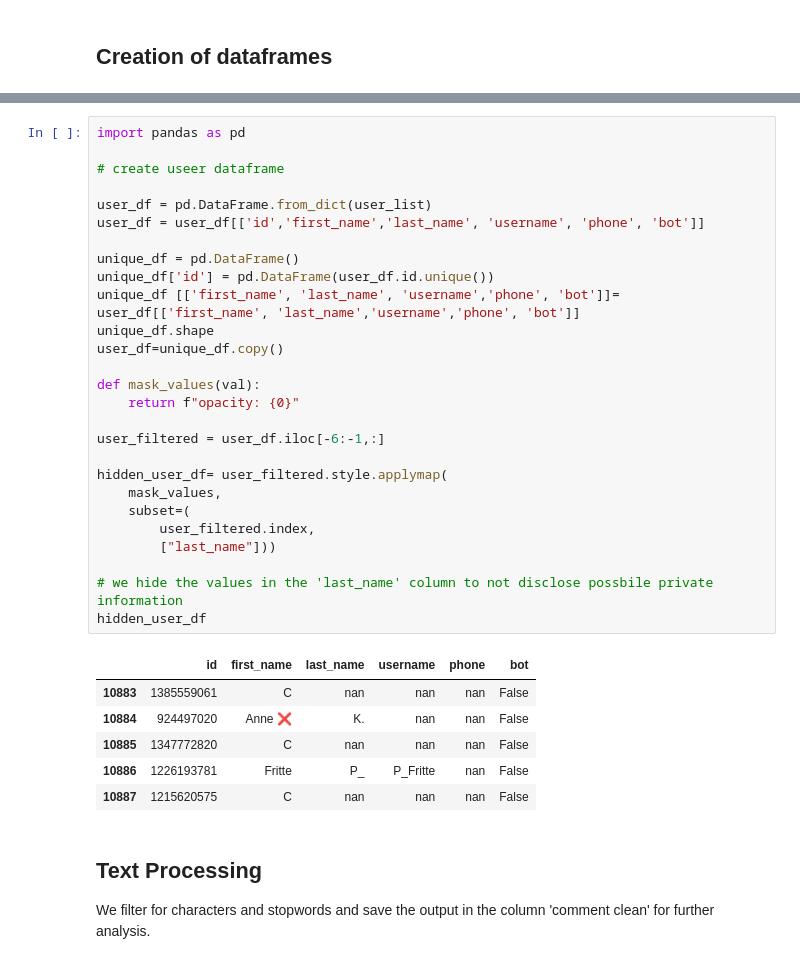
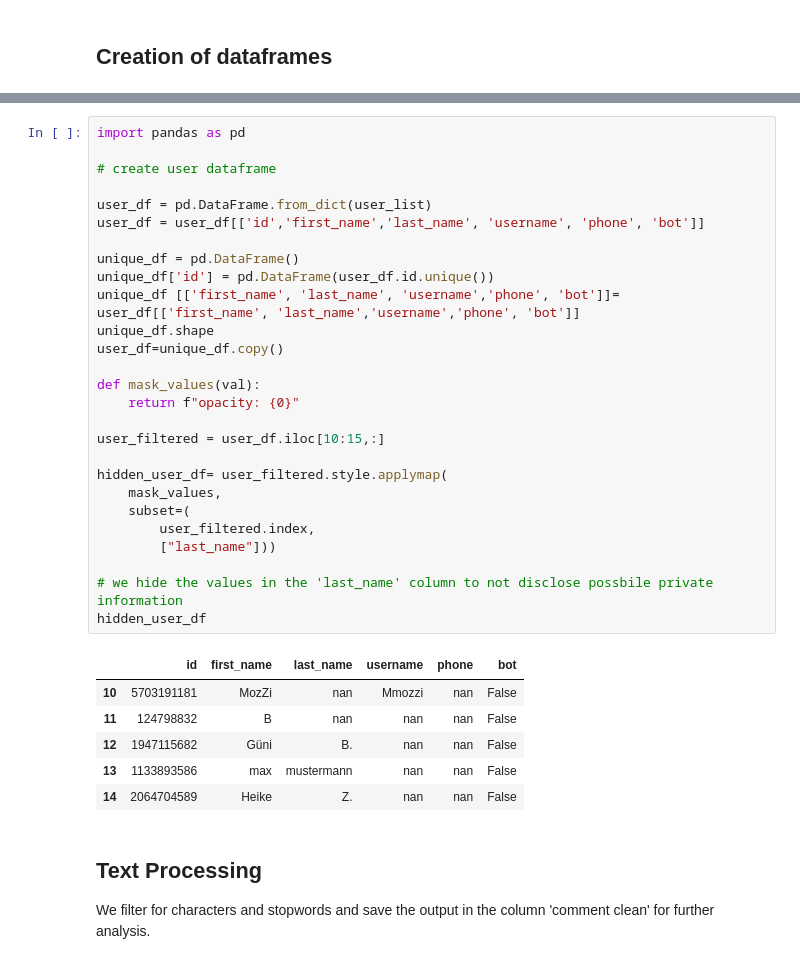
Before and after one commit to ChristianWussow/Portfolio, a Jupyter notebook: Telegram_group_analysis.ipynb, the cells around one changed output, grey strips where cells are left out. Cells and saved outputs as stored; diff of their text form.

```diff
--- a/Telegram_group_analysis.ipynb
+++ b/Telegram_group_analysis.ipynb
@@ -222,37 +222,37 @@ comment_df.head()
 # %%
 import pandas as pd
 
-# create useer dataframe
+# create user dataframe
 
 user_df = pd.DataFrame.from_dict(user_list)
 user_df = user_df[['id','first_name','last_name', 'username', 'phone', 'bot']]
 
 unique_df = pd.DataFrame()
 unique_df['id'] = pd.DataFrame(user_df.id.unique())
 unique_df [['first_name', 'last_name', 'username','phone', 'bot']]= user_df[['first_name', 'last_name','username','phone', 'bot']]
 unique_df.shape
 user_df=unique_df.copy()
 
 def mask_values(val):
     return f"opacity: {0}"
 
-user_filtered = user_df.iloc[-6:-1,:]
+user_filtered = user_df.iloc[10:15,:]
 
 hidden_user_df= user_filtered.style.applymap(
     mask_values,
     subset=(
         user_filtered.index,
         ["last_name"]))
 
 # we hide the values in the 'last_name' column to not disclose possbile private information
 hidden_user_df
 # %% [output]
 |  | id | first_name | last_name | username | phone | bot |
-| 10883 | 1385559061 | C | nan | nan | nan | False |
-| 10884 | 924497020 | Anne ❌ | K. | nan | nan | False |
-| 10885 | 1347772820 | C | nan | nan | nan | False |
-| 10886 | 1226193781 | Fritte | P_ | P_Fritte | nan | False |
-| 10887 | 1215620575 | C | nan | nan | nan | False |
+| 10 | 5703191181 | MozZi | nan | Mmozzi | nan | False |
+| 11 | 124798832 | B | nan | nan | nan | False |
+| 12 | 1947115682 | Güni | B. | nan | nan | False |
+| 13 | 1133893586 | max | mustermann | nan | nan | False |
+| 14 | 2064704589 | Heike | Z. | nan | nan | False |
 # %% [markdown]
 ## **Text Processing**
 
```
